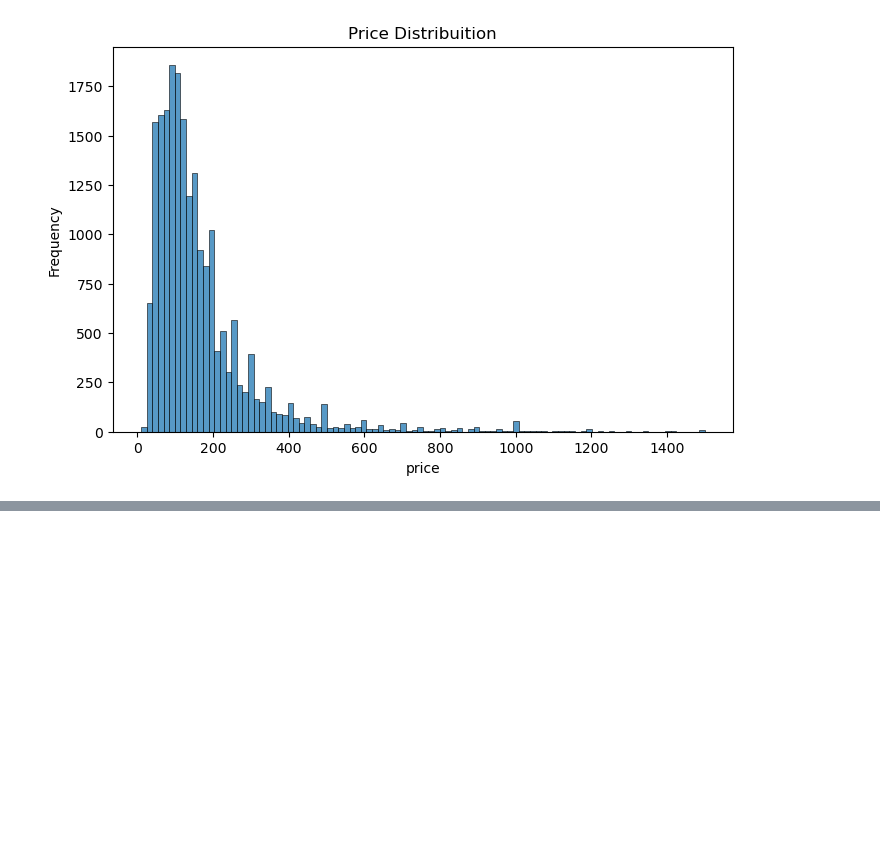
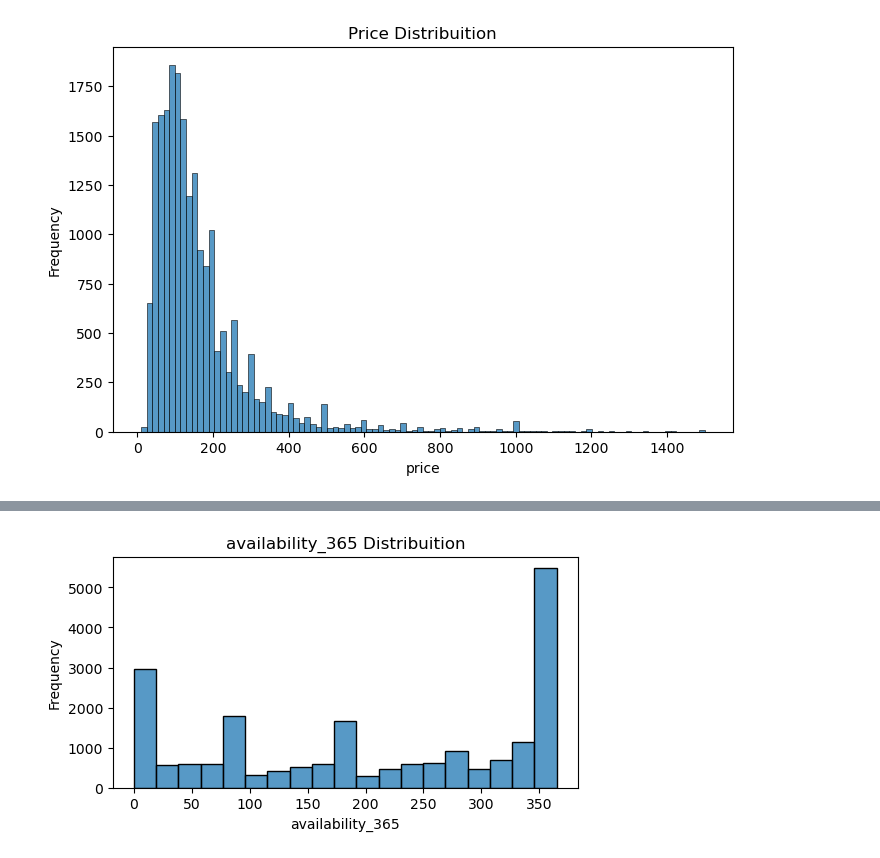
Before and after one commit to adelS2/Airbnb_Projekt, a Jupyter notebook: airbnb_analys.ipynb, the cells around one changed output, grey strips where cells are left out. Saved outputs shown, nothing was run; the diff lists cells and outputs as text; code cells hidden in the pictures; blank space fills up the shorter version.

Commit message:
availability_365 Distribuition

```diff
--- a/airbnb_analys.ipynb
+++ b/airbnb_analys.ipynb
@@ -187,0 +208,9 @@ plt.show()
+# %%
+#availability_365 Distribuition
+plt.figure(figsize=(6, 3))
+sns.histplot(data=df, x='availability_365')
+plt.title('availability_365 Distribuition')
+plt.ylabel("Frequency")
+plt.show()
+# %% [output]
+[figure, added]
```
Also changed, not shown: parts of 1 cell of this notebook.
